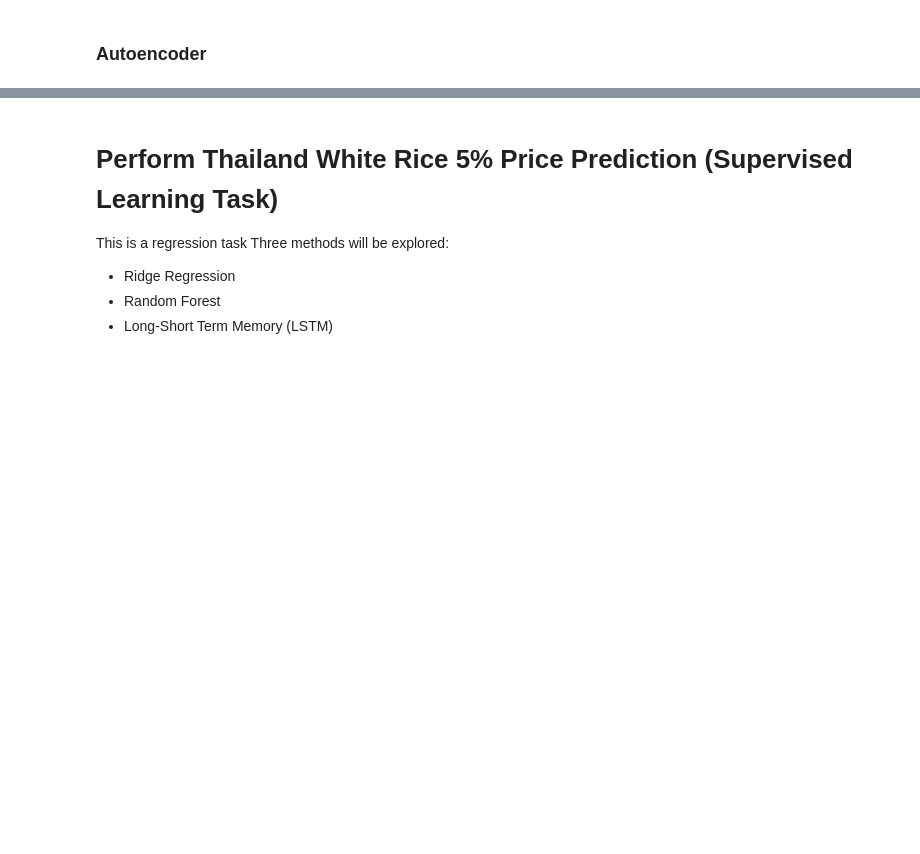
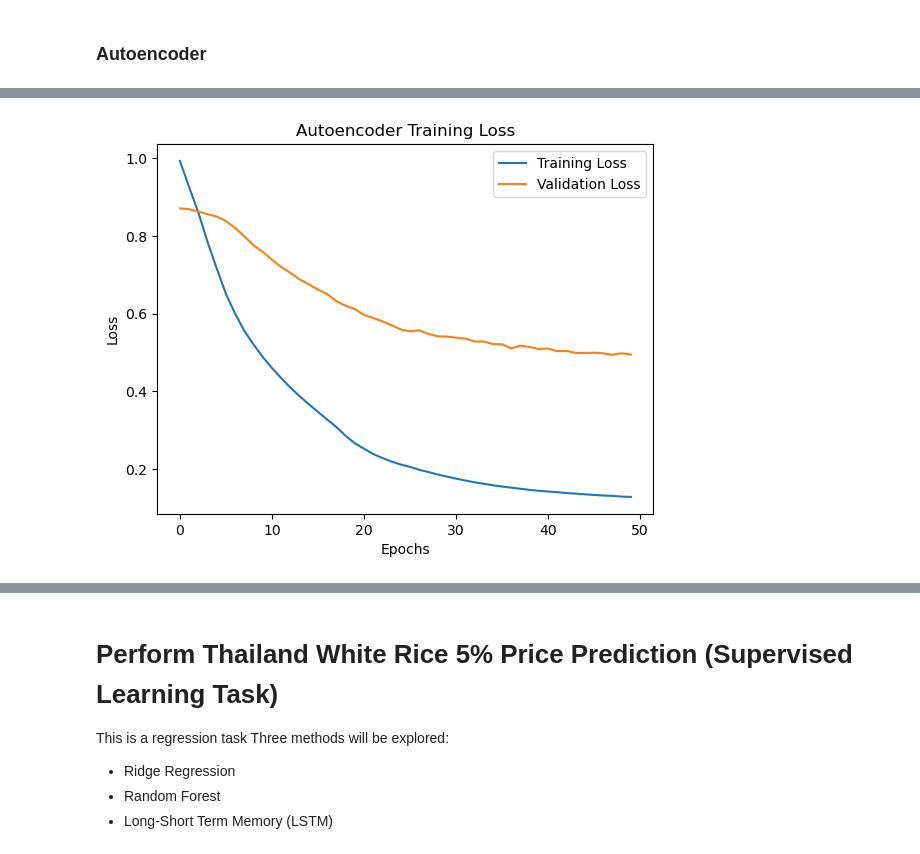
Before and after one commit to chanopsethiwan/RicePricePrediction, a Jupyter notebook: src/ChanopSethiwanA0296969WAssignment2.ipynb, the cells around one changed output, grey strips where cells are left out. Cells and saved outputs as stored; diff of their text form; code cells hidden in the pictures; blank space fills up the shorter version.

```diff
--- a/src/ChanopSethiwanA0296969WAssignment2.ipynb
+++ b/src/ChanopSethiwanA0296969WAssignment2.ipynb
@@ -970,7 +970,19 @@ NameError: name 'Input' is not defined
+# %%
+# Autoencoder model
+autoencoder = Model(inputs=input_layer, outputs=decoded)
+
+# Encoder model for extracting features
+encoder = Model(inputs=input_layer, outputs=encoded)
+
+# Compile the autoencoder
+autoencoder.compile(optimizer='adam', loss='mse')
 # %%
 # Train the autoencoder
-autoencoder.fit(numeric_data_scaled_auto, numeric_data_scaled_auto,
-                epochs=100,
-                batch_size=32,
-                shuffle=True,
-                validation_split=0.1)
+history = autoencoder.fit(
+    X_train_scaled, X_train_scaled,
+    epochs=50,
+    batch_size=32,
+    shuffle=True,
+    validation_split=0.2,
+    verbose=1
+)
@@ -980,0 +1007,11 @@ print(numeric_data_autoencoder)
+# %%
+# Plot the loss
+plt.plot(history.history['loss'], label='Training Loss')
+plt.plot(history.history['val_loss'], label='Validation Loss')
+plt.xlabel('Epochs')
+plt.ylabel('Loss')
+plt.legend()
+plt.title('Autoencoder Training Loss')
+plt.show()
+# %% [output]
+[figure, added]
```
Also changed, not shown: parts of 22 cells of this notebook.
